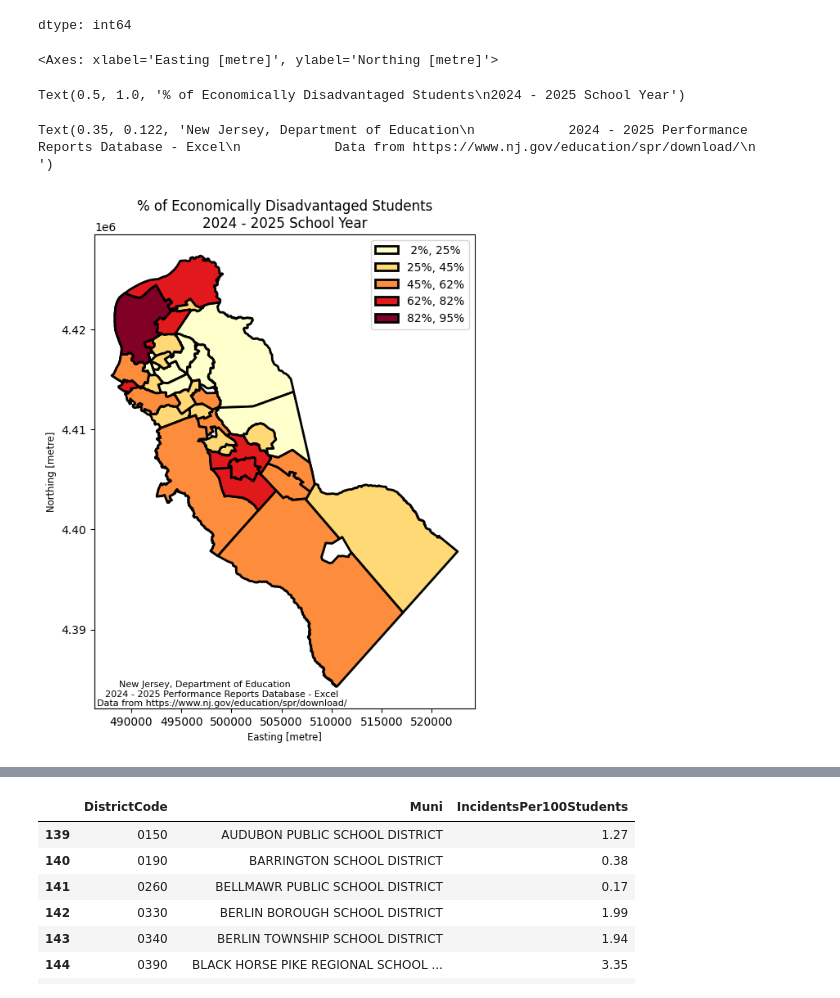
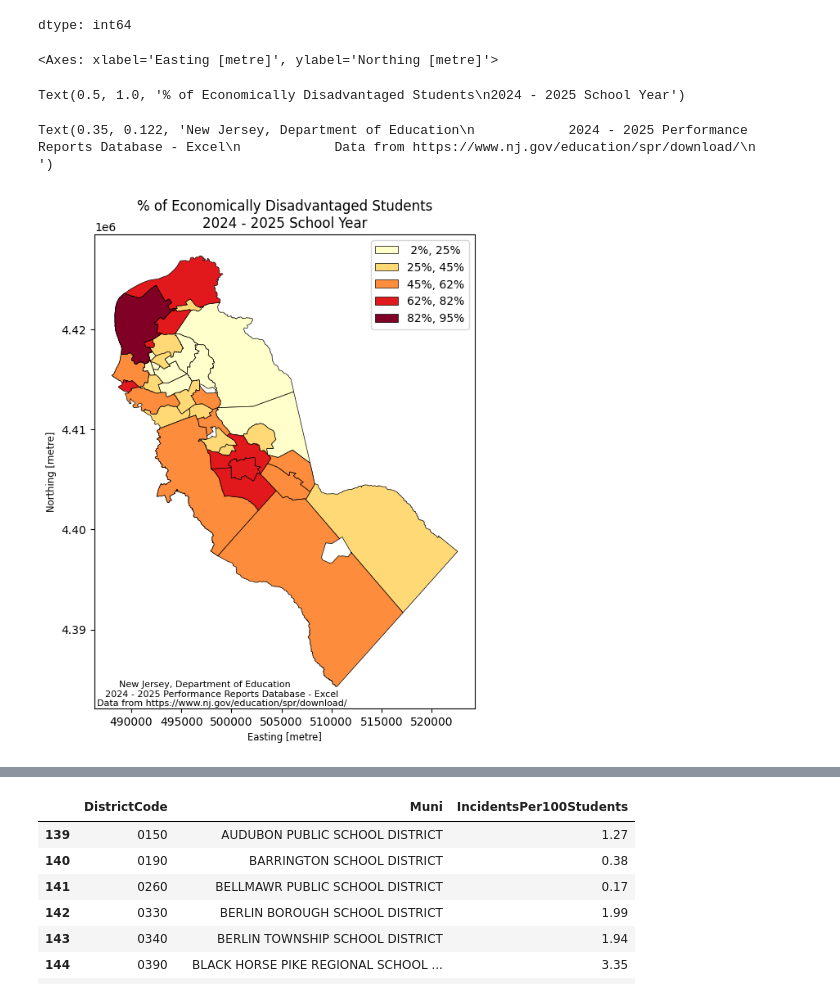
Before and after one commit to MhiyaJ/My-GIS-Stuff, a Jupyter notebook: After School Programs.ipynb, the cells around one changed output, grey strips where cells are left out. Drawn from its saved outputs; the diff is of its cells as text; code cells hidden in the pictures.

```diff
--- a/After School Programs.ipynb
+++ b/After School Programs.ipynb
@@ -176,23 +185,23 @@ dtype: int64
 # %%
 fig, ax = plt.subplots(figsize=(6,8))
 
 # Convert the 'Economically Disadvantaged Students' column to numeric, handling NaN values
 a6['Economically Disadvantaged Students'] = a6['Economically Disadvantaged Students'].apply(lambda x: float(x.replace('%', '')) if isinstance(x, str) else x)
 
 a6.plot(ax=ax,figsize=(6,8),column='Economically Disadvantaged Students',legend=True,cmap='YlOrRd',
-          scheme='natural_breaks',k=5, edgecolor='black',linewidth=2,legend_kwds= {"fmt": "{:.0f}%"})
+          scheme='natural_breaks',k=5, edgecolor='black',linewidth=.5,legend_kwds= {"fmt": "{:.0f}%"})
 ax.set_title('''% of Economically Disadvantaged Students
 2024 - 2025 School Year''')
 #ax.annotate('Note added to chart with minimum parameters', xy = (200000, 1000))
 plt.figtext(0.35, 0.122,
             '''New Jersey, Department of Education
             2024 - 2025 Performance Reports Database - Excel
             Data from https://www.nj.gov/education/spr/download/
             ''',
             ha="center", fontsize=8, #bbox={"facecolor":"white", "alpha":0.5, "pad":5}
             )
 # %% [output]
 <Axes: xlabel='Easting [metre]', ylabel='Northing [metre]'>
 Text(0.5, 1.0, '% of Economically Disadvantaged Students\n2024 - 2025 School Year')
 Text(0.35, 0.122, 'New Jersey, Department of Education\n            2024 - 2025 Performance Reports Database - Excel\n            Data from https://www.nj.gov/education/spr/download/\n            ')
-[figure, old version]
+[figure, new version]
```
Also changed, not shown: parts of 8 cells of this notebook.
